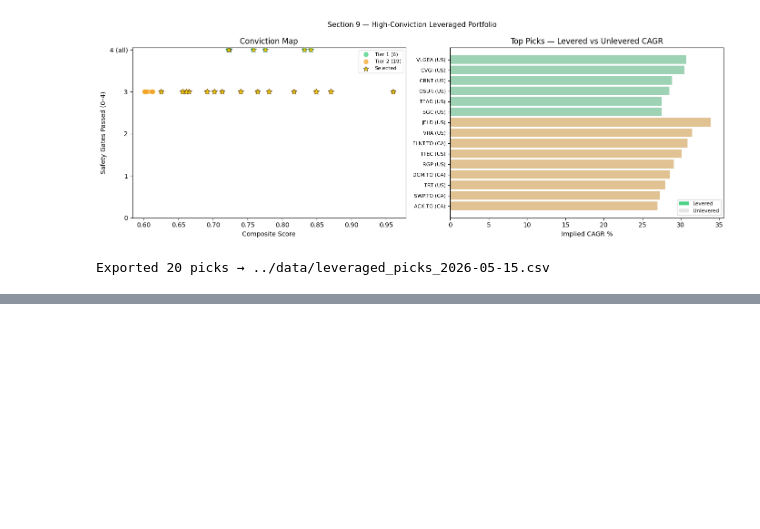
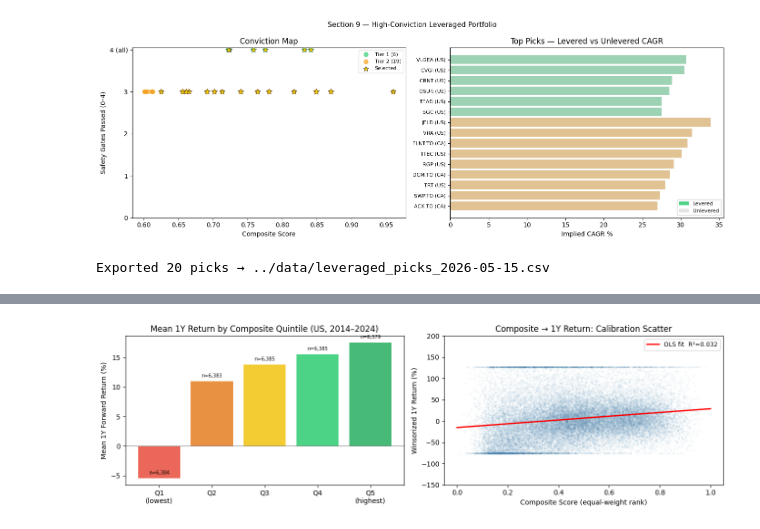
Before and after one commit to sherlock718/stock-fraud-screener, a Jupyter notebook: notebooks/08_experiment_hub.ipynb, the cells around one changed output, grey strips where cells are left out. Saved outputs shown, nothing was run; the diff lists cells and outputs as text; code cells hidden in the pictures; blank space fills up the shorter version.

```diff
--- a/notebooks/08_experiment_hub.ipynb
+++ b/notebooks/08_experiment_hub.ipynb
@@ -2069,0 +2080,94 @@ Exported 20 picks → ../data/leveraged_picks_2026-05-15.csv
+# %%
+# ── Section 10 Config ─────────────────────────────────────────────────────────
+BETA_PERIOD        = '1y'    # yfinance period for beta (12 months of daily data)
+BETA_BENCHMARK     = 'SPY'   # beta benchmark
+CAL_WINSORIZE      = 0.05    # clip forward returns at this percentile (top + bottom)
+CAL_MIN_FISCAL_YR  = 2014    # start year for calibration (needs ml_1y_oof coverage)
+CAL_MAX_FISCAL_YR  = 2024    # end year (avoid leakage into current year)
+CAL_MARKET         = 'US'    # market to calibrate on (matches COMPOSITE_US backtest)
+# %%
+import warnings, numpy as np
+from scipy.stats import linregress
+from scipy.stats.mstats import winsorize
+warnings.filterwarnings('ignore')
+
+print('── 10A: CAGR Calibration ─────────────────────────────────────────────')
+
+# ── Load historical data ──────────────────────────────────────────────────────
+cal_full = pd.read_parquet(DATA / 'historical_dataset_clean.parquet')
+cal = cal_full[
+    (cal_full['period_type'] == 'annual') &
+    (cal_full['market'] == CAL_MARKET) &
+    cal_full['ml_1y_oof'].notna() &
+    cal_full['forward_return_1y'].notna() &
+    cal_full['fiscal_year'].between(CAL_MIN_FISCAL_YR, CAL_MAX_FISCAL_YR)
+].copy()
+print(f'Calibration sample: {len(cal):,} stock-years ({cal["fiscal_year"].min()}–{cal["fiscal_year"].max()})')
+
+# ── Build equal-weight rank composite from available signals ──────────────────
+cal_sigs = [c for c in ['ml_1y_oof','ml_3y_oof','value_composite','quality_composite',
+                          'piotroski_f_score','alpha_value','alpha_quality'] if c in cal.columns]
+comp_cal = pd.Series(0.0, index=cal.index)
+for s in cal_sigs:
+    r = cal[s].rank(pct=True)
+    comp_cal[r.notna()] += r[r.notna()]
+cal['cal_composite'] = (comp_cal / len(cal_sigs)).round(4)
+
+# ── Winsorize returns ─────────────────────────────────────────────────────────
+cal['ret_win'] = winsorize(cal['forward_return_1y'], limits=[CAL_WINSORIZE, CAL_WINSORIZE])
+
+# ── OLS regression ────────────────────────────────────────────────────────────
+mask = cal['cal_composite'].notna() & cal['ret_win'].notna()
+slope, intercept, r_val, p_val, se = linregress(
+    cal.loc[mask, 'cal_composite'], cal.loc[mask, 'ret_win'])
+r2 = r_val ** 2
+
+print(f'\n  OLS: return = {intercept*100:.2f}% + composite × {slope*100:.2f}%')
+print(f'  R²={r2:.4f}  p={p_val:.1e}  n={mask.sum():,}')
+print(f'\n  Implied CAGR at key scores:')
+for s in [0.50, 0.60, 0.70, 0.80, 0.85, 0.90, 1.00]:
+    est = (intercept + slope * s) * 100
+    old = 8 + s * 27
+    print(f'    composite={s:.2f}  → calibrated {est:.1f}%  (old hardcoded: {old:.1f}%)')
+
+# ── Quintile lift chart ───────────────────────────────────────────────────────
+cal['q5'] = pd.qcut(cal['cal_composite'], 5, labels=['Q1\n(lowest)','Q2','Q3','Q4','Q5\n(highest)'])
+q_means = cal.groupby('q5', observed=True)['forward_return_1y'].mean() * 100
+q_meds  = cal.groupby('q5', observed=True)['forward_return_1y'].median() * 100
+q_ns    = cal.groupby('q5', observed=True)['forward_return_1y'].count()
+
+fig, axes = plt.subplots(1, 2, figsize=(13, 4))
+
+ax = axes[0]
+colors_q = ['#e74c3c','#e67e22','#f1c40f','#2ecc71','#27ae60']
+bars = ax.bar(q_means.index, q_means.values, color=colors_q, edgecolor='none', alpha=0.85)
+ax.axhline(0, color='gray', linewidth=0.8)
+for bar, n in zip(bars, q_ns):
+    ax.text(bar.get_x() + bar.get_width()/2, bar.get_height() + 0.5,
+            f'n={n:,}', ha='center', va='bottom', fontsize=7)
+ax.set_title('Mean 1Y Return by Composite Quintile (US, 2014–2024)')
+ax.set_ylabel('Mean 1Y Forward Return (%)')
+
+ax = axes[1]
+xs  = cal.loc[mask, 'cal_composite'].values
+ys  = cal.loc[mask, 'ret_win'].values * 100
+ax.scatter(xs, ys, alpha=0.03, s=4, c='steelblue', rasterized=True)
+x_line = np.linspace(0, 1, 100)
+ax.plot(x_line, (intercept + slope * x_line) * 100, color='red', linewidth=2,
+        label=f'OLS fit  R²={r2:.3f}')
+ax.set_xlabel('Composite Score (equal-weight rank)')
+ax.set_ylabel('Winsorized 1Y Return (%)')
+ax.set_title('Composite → 1Y Return: Calibration Scatter')
+ax.legend(fontsize=9)
+ax.set_ylim(-150, 200)
+
+plt.tight_layout()
+plt.show()
+
+# ── Store calibrated coefficients globally ────────────────────────────────────
+CAL_INTERCEPT = intercept   # fraction (e.g. -0.153)
+CAL_SLOPE     = slope       # fraction (e.g. 0.442)
+print(f'\nCalibration stored: CAL_INTERCEPT={CAL_INTERCEPT:.4f}  CAL_SLOPE={CAL_SLOPE:.4f}')
+print('Note: R²=0.03 is expected — individual stock return variance is high.')
+print('      What matters is the portfolio mean (top-20 selection reduces noise).')
+# %% [output]
@@ -2069,0 +2188 @@ Exported 20 picks → ../data/leveraged_picks_2026-05-15.csv
+[figure, added]
```
Also changed, not shown: parts of 3 cells of this notebook, 2 other files.
